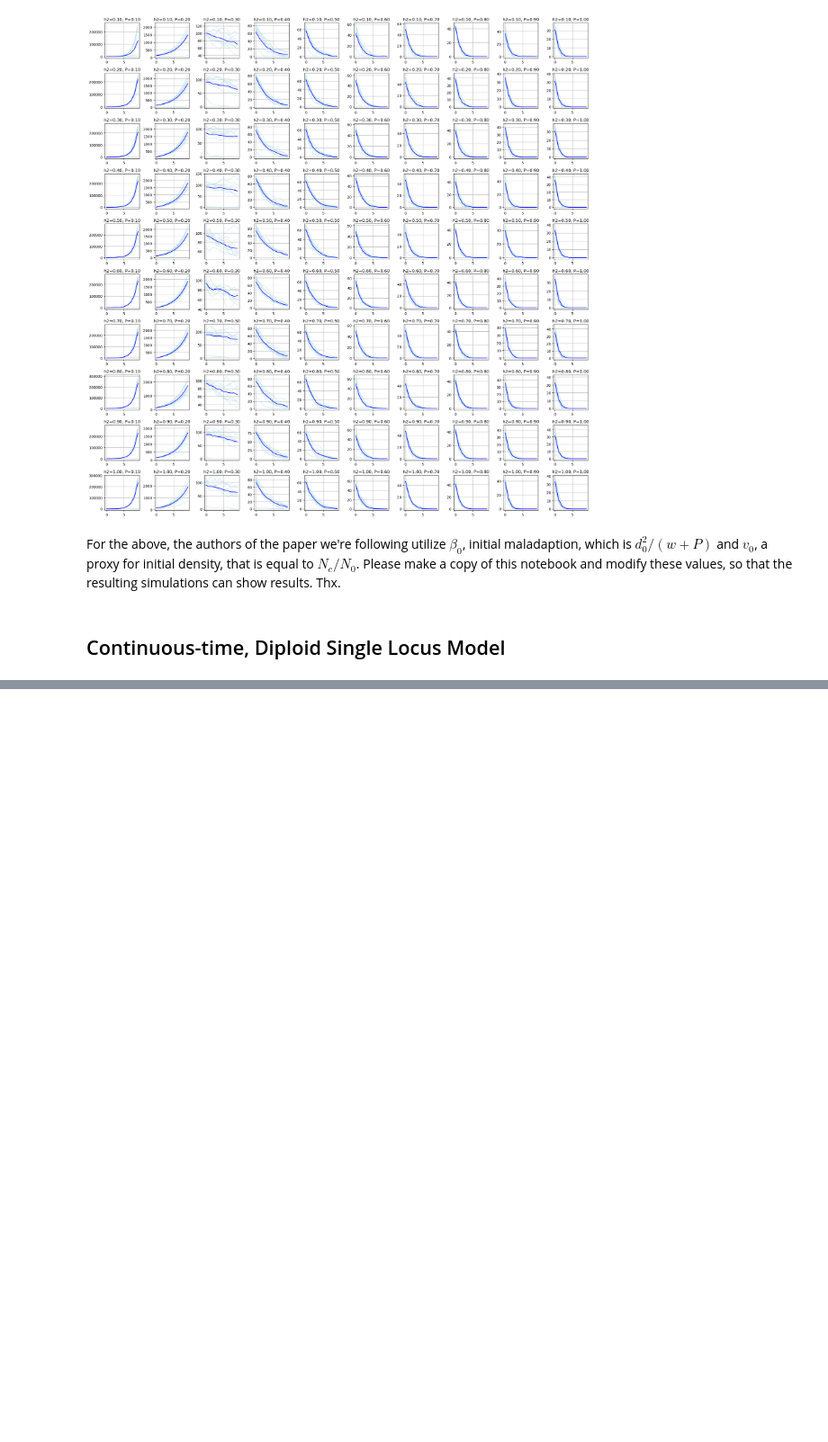
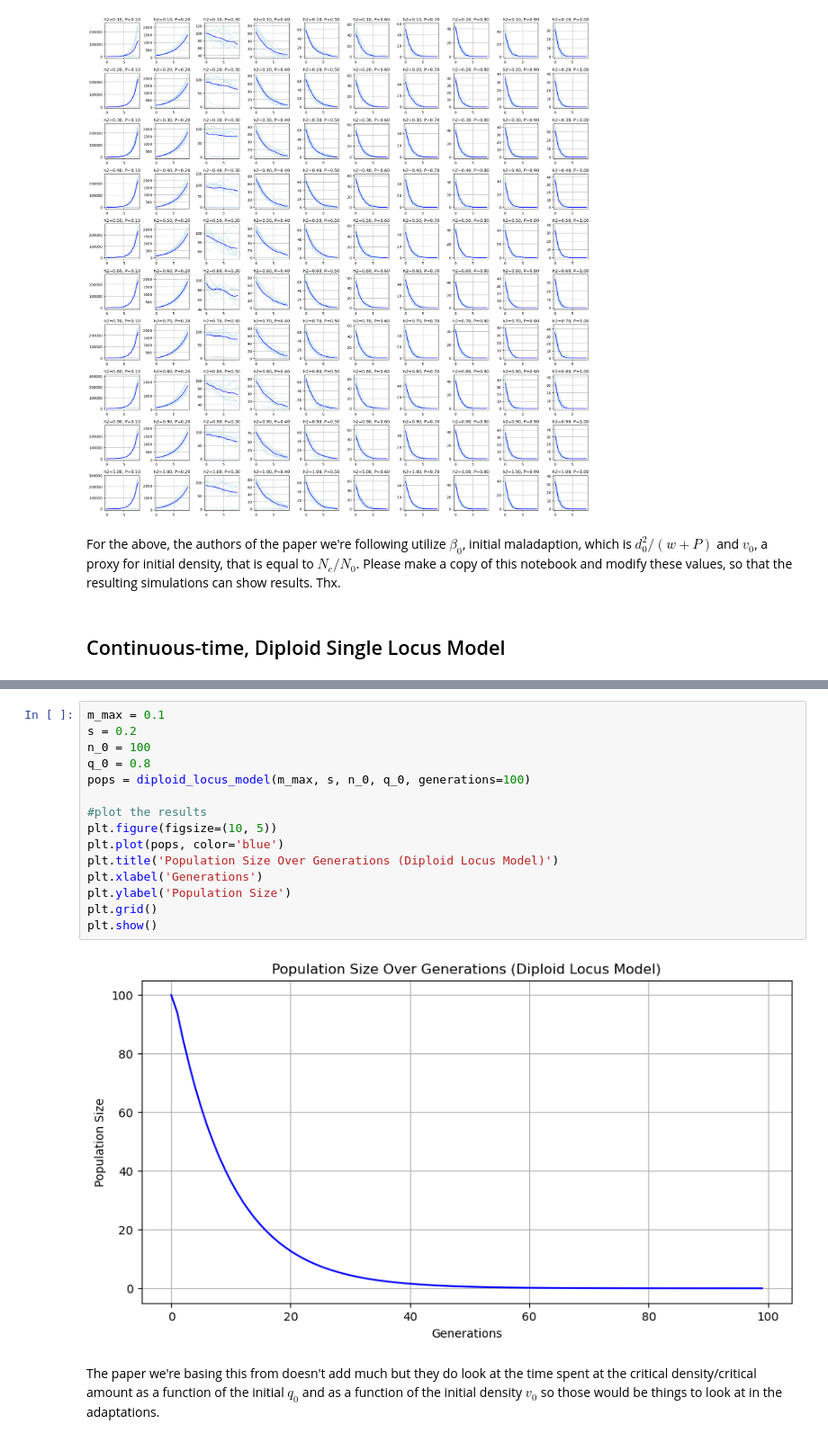
Before and after one commit to jonazhu/extinctionmodeling, a Jupyter notebook: q2_invadingspecies/baseline.ipynb, the cells around one changed output, grey strips where cells are left out. Shown at 90% size. Drawn from its saved outputs; the diff is of its cells as text; blank space fills up the shorter version.

Commit message:
add diploid model

```diff
--- a/q2_invadingspecies/baseline.ipynb
+++ b/q2_invadingspecies/baseline.ipynb
@@ -229,0 +283,19 @@ For the above, the authors of the paper we're following utilize $\beta_0$, initi
+# %%
+m_max = 0.1
+s = 0.2
+n_0 = 100
+q_0 = 0.8
+pops = diploid_locus_model(m_max, s, n_0, q_0, generations=100)
+
+#plot the results
+plt.figure(figsize=(10, 5))
+plt.plot(pops, color='blue')
+plt.title('Population Size Over Generations (Diploid Locus Model)')
+plt.xlabel('Generations')
+plt.ylabel('Population Size')
+plt.grid()
+plt.show()
+# %% [output]
+[figure, added]
+# %% [markdown]
+The paper we're basing this from doesn't add much but they do look at the time spent at the critical density/critical amount as a function of the initial $q_0$ and as a function of the initial density $v_0$ so those would be things to look at in the adaptations.
```
Also changed, not shown: parts of 1 cell of this notebook.
